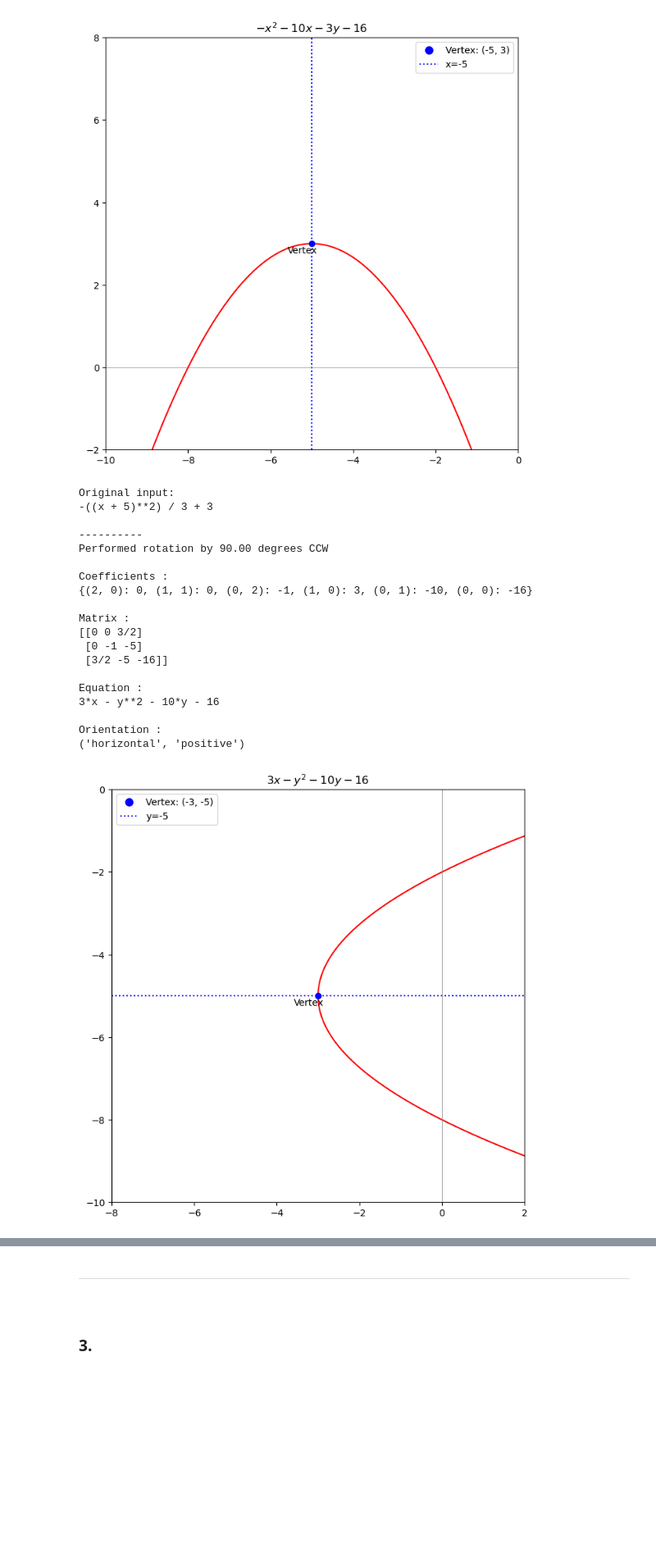
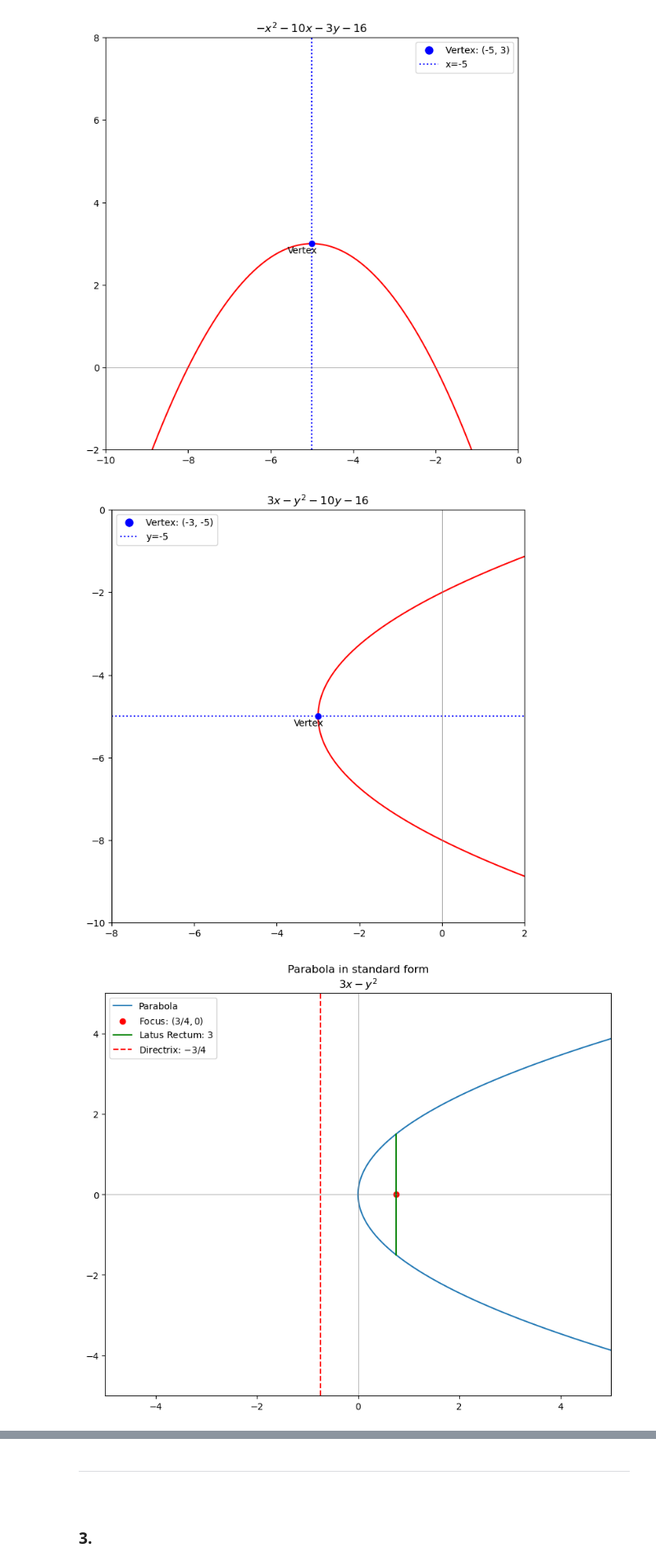
Before and after one commit to pineapple-bois/conic, a Jupyter notebook: Notebooks/Parabolas.ipynb, the cells around one changed output, grey strips where cells are left out. Shown at 82% size. Cells and saved outputs as stored; diff of their text form; code cells hidden in the pictures; blank space fills up the shorter version.

```diff
--- a/Notebooks/Parabolas.ipynb
+++ b/Notebooks/Parabolas.ipynb
@@ -188,26 +192,11 @@ Axis of symmetry: -5
 [figure]
 # %%
 p2.rotate_parabola(rational=True)
-p2.print_history()
-p2.plot()
+p2.plot_parabola()
 # %% [output]
-Original input:
--((x + 5)**2) / 3 + 3
-
-----------
-Performed rotation by 90.00 degrees CCW
-
-Coefficients :
-{(2, 0): 0, (1, 1): 0, (0, 2): -1, (1, 0): 3, (0, 1): -10, (0, 0): -16}
-
-Matrix :
-[[0 0 3/2]
- [0 -1 -5]
- [3/2 -5 -16]]
-
-Equation :
-3*x - y**2 - 10*y - 16
-
-Orientation :
-('horizontal', 'positive')
 [figure]
+# %%
+p2.translate_origin(rational=True)
+p2.plot_standard()
+# %% [output]
+[figure, added]
```
Also changed, not shown: parts of 38 cells of this notebook.
